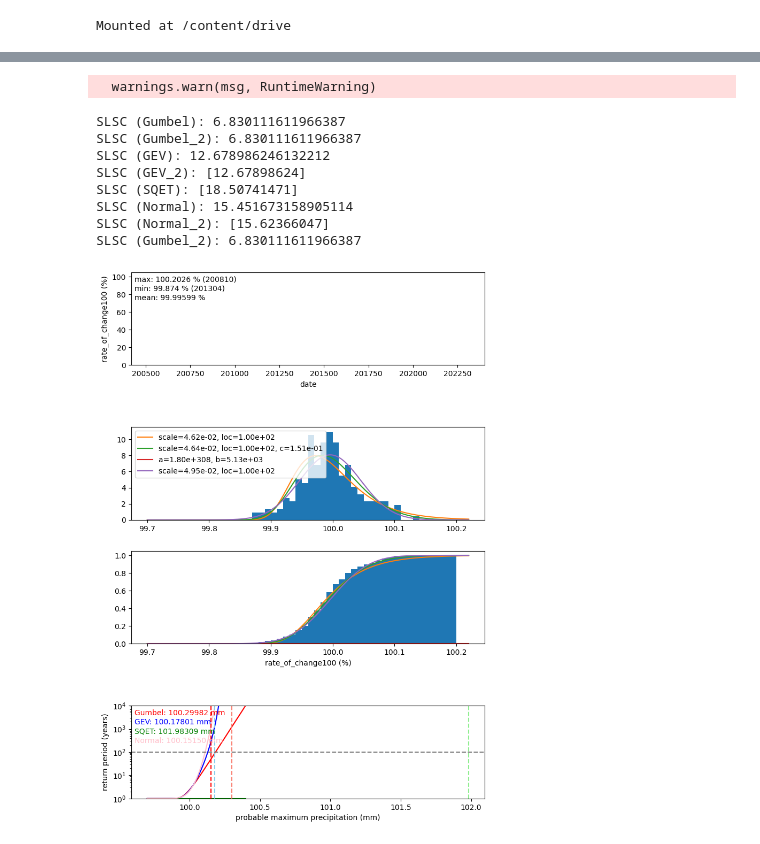
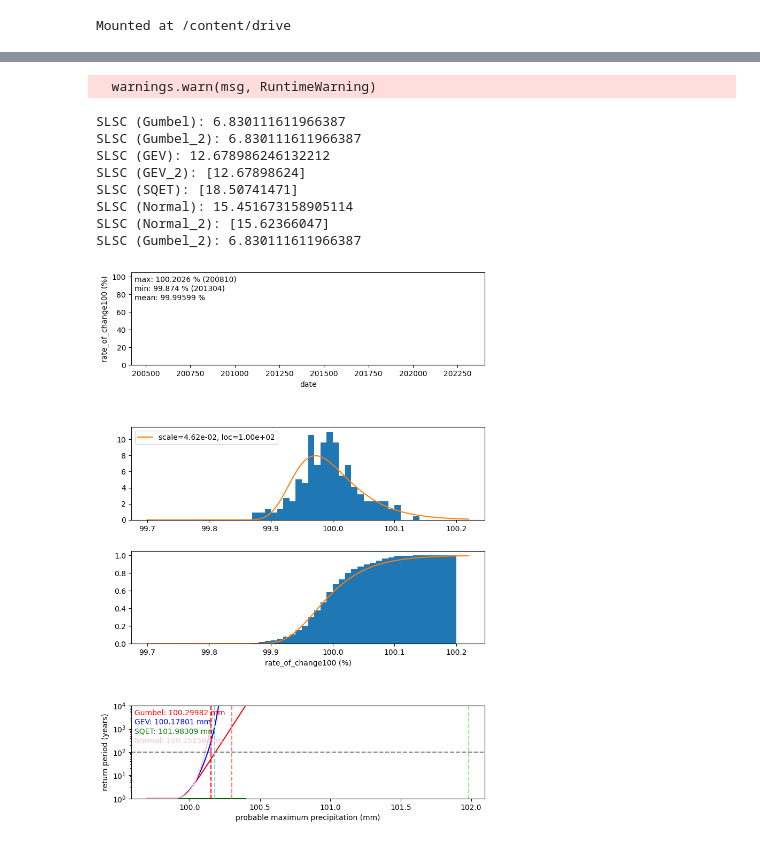
Before and after one commit to TomoharuKurosu/Tomoaharu_Kurosu_2023, a Jupyter notebook: 100年に一度まとめ２.ipynb, the cells around one changed output, grey strips where cells are left out. Drawn from its saved outputs; the diff is of its cells as text; code cells hidden in the pictures.

```diff
--- a/100年に一度まとめ２.ipynb
+++ b/100年に一度まとめ２.ipynb
@@ -227,18 +227,18 @@ ax02.hist(rate_of_change100, bins=bins, density=True)
 
 # 当てはめた分布をプロット
 ax02.plot(x, gbl.pdf(x), label=f"scale={scale_gumbel:.2e}, loc={loc_gumbel:.2e}")
-ax02.plot(x, gev.pdf(x), label=f"scale={scale_gev:.2e}, loc={loc_gev:.2e}, c={c_gev:.2e}")
-ax02.plot(x, sqet(x, a_sqet, b_sqet), label=f"a={a_sqet:.2e}, b={b_sqet:.2e}")
-ax02.plot(x, ss.norm.pdf(x, mean_normal, std_normal), label=f"scale={std_normal:.2e}, loc={mean_normal:.2e}")
+#ax02.plot(x, gev.pdf(x), label=f"scale={scale_gev:.2e}, loc={loc_gev:.2e}, c={c_gev:.2e}")
+#ax02.plot(x, sqet(x, a_sqet, b_sqet), label=f"a={a_sqet:.2e}, b={b_sqet:.2e}")
+#ax02.plot(x, ss.norm.pdf(x, mean_normal, std_normal), label=f"scale={std_normal:.2e}, loc={mean_normal:.2e}")
 
 ax02.legend()
 
 # 累積ヒストグラムを表示
 ax03.hist(rate_of_change100, bins=bins, cumulative=True, density=True)
 ax03.plot(x, gbl.cdf(x))
-ax03.plot(x, gev.cdf(x))
-ax03.plot(x, sqet_cdf(x, a_sqet, b_sqet))
-ax03.plot(x, ss.norm.cdf(x, mean_normal, std_normal))
+#ax03.plot(x, gev.cdf(x))
+#ax03.plot(x, sqet_cdf(x, a_sqet, b_sqet))
+#ax03.plot(x, ss.norm.cdf(x, mean_normal, std_normal))
 
 
 ax03.set_xlabel('rate_of_change100 (%)')
@@ -467,31 +467,31 @@ numerator_Normal_2 = (total_s2_Normal_2/data_count)**0.5
 SLSC_gumbel = numerator_gumbel/denominator_gumbel
 SLSC_gumbel_2 = numerator_gumbel_2/denominator_gumbel
 SLSC_GEV = numerator_GEV/denominator_GEV
 SLSC_GEV_2 = numerator_GEV_2/denominator_GEV
 SLSC_SQET = numerator_SQET/denominator_SQET
 SLSC_Normal = numerator_Normal/denominator_Normal
 SLSC_Normal_2 = numerator_Normal_2/denominator_Normal
 
 print(f"SLSC (Gumbel): {SLSC_gumbel}")
 print(f"SLSC (Gumbel_2): {SLSC_gumbel_2}")
 print(f"SLSC (GEV): {SLSC_GEV}")
 print(f"SLSC (GEV_2): {SLSC_GEV_2}")
 print(f"SLSC (SQET): {SLSC_SQET}")
 print(f"SLSC (Normal): {SLSC_Normal}")
 print(f"SLSC (Normal_2): {SLSC_Normal_2}")
 #リーマンショックは
 #print(gumbel_r.ppf(0.993, loc=location, scale=scale))
 print(f"SLSC (Gumbel_2): {SLSC_gumbel_2}")
 # %% [output]
 [figure]
 [figure]
   warnings.warn(msg, RuntimeWarning)
 SLSC (Gumbel): 6.830111611966387
 SLSC (Gumbel_2): 6.830111611966387
 SLSC (GEV): 12.678986246132212
 SLSC (GEV_2): [12.67898624]
 SLSC (SQET): [18.50741471]
 SLSC (Normal): 15.451673158905114
 SLSC (Normal_2): [15.62366047]
 SLSC (Gumbel_2): 6.830111611966387
-[figure, old version]
+[figure, new version]
```
Also changed, not shown: parts of 1 cell of this notebook.
